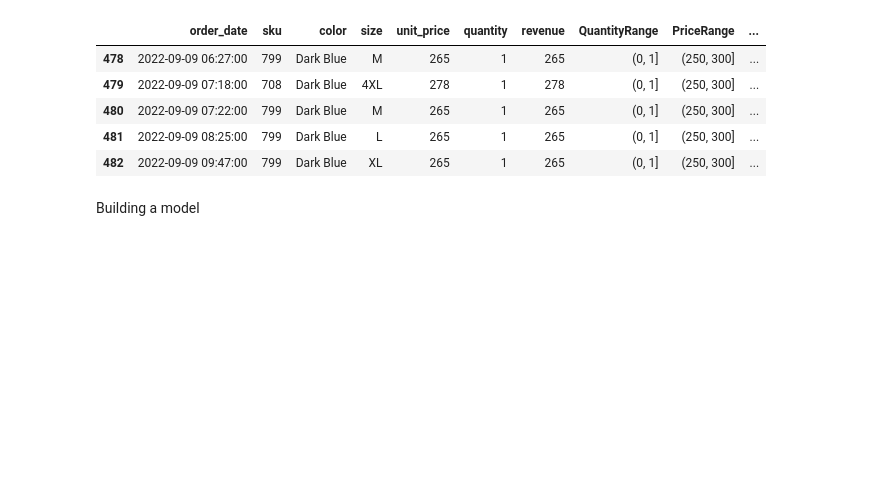
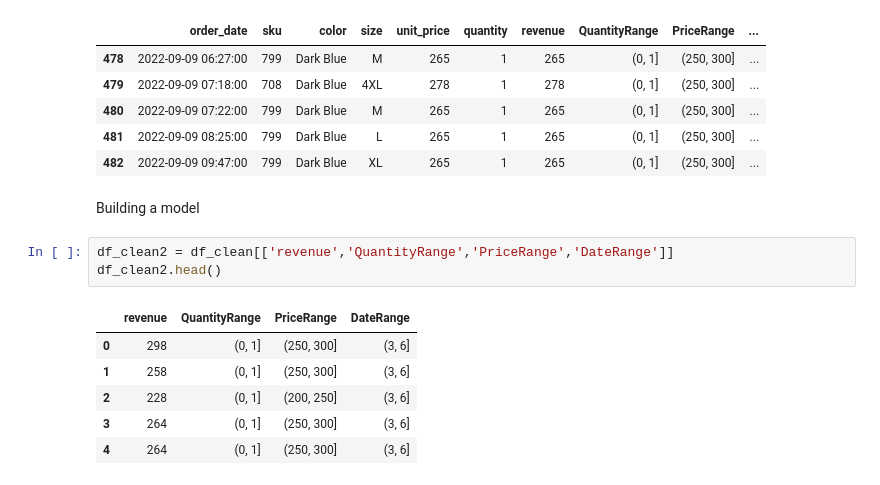
Before and after one commit to MboyaDan/Sales_prediction, a Jupyter notebook: Model/sales_predict.ipynb, the cells around one changed output. Drawn from its saved outputs; the diff is of its cells as text; blank space fills up the shorter version.

```diff
--- a/Model/sales_predict.ipynb
+++ b/Model/sales_predict.ipynb
@@ -452,3 +452,13 @@ df_clean.tail()
 | 482 | 2022-09-09 09:47:00 | 799 | Dark Blue | XL | 265 | 1 | 265 | (0, 1] | (250, 300] | ... |
 # %% [markdown]
 Building a model
+# %%
+df_clean2 = df_clean[['revenue','QuantityRange','PriceRange','DateRange']]
+df_clean2.head()
+# %% [output]
+|  | revenue | QuantityRange | PriceRange | DateRange |
+| 0 | 298 | (0, 1] | (250, 300] | (3, 6] |
+| 1 | 258 | (0, 1] | (250, 300] | (3, 6] |
+| 2 | 228 | (0, 1] | (200, 250] | (3, 6] |
+| 3 | 264 | (0, 1] | (250, 300] | (3, 6] |
+| 4 | 264 | (0, 1] | (250, 300] | (3, 6] |
```
Also changed, not shown: parts of 9 cells of this notebook.
